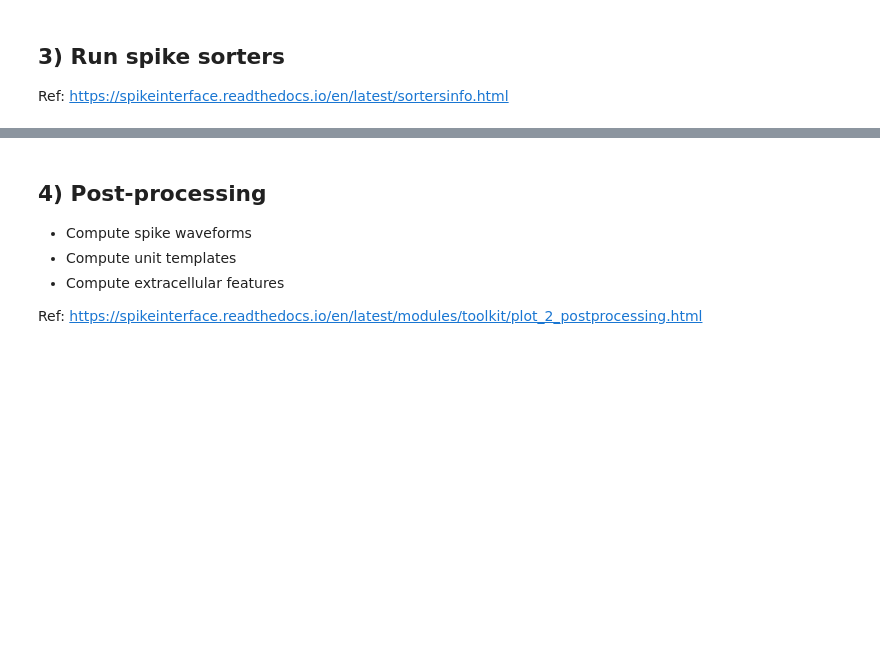
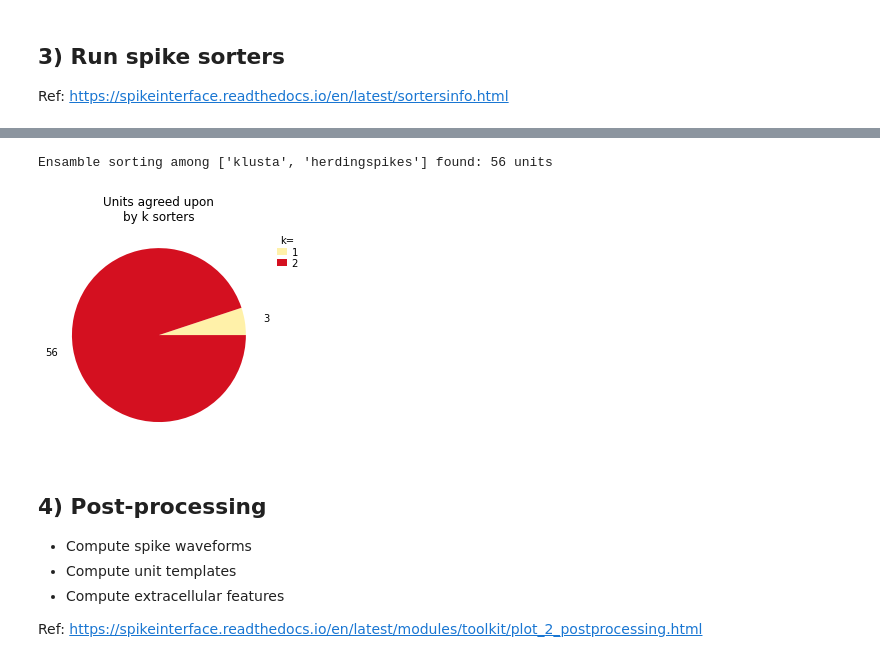
Before and after one commit to catalystneuro/movshon-lab-to-nwb, a Jupyter notebook: tutorials/openephys_spikeinterface_pipeline.ipynb, the cells around one changed output, grey strips where cells are left out. Drawn from its saved outputs; the diff is of its cells as text; code cells hidden in the pictures; blank space fills up the shorter version.

```diff
--- a/tutorials/openephys_spikeinterface_pipeline.ipynb
+++ b/tutorials/openephys_spikeinterface_pipeline.ipynb
@@ -89,9 +108,9 @@ if apply_cmr:
     recording_processed = st.preprocessing.common_reference(recording_processed)
 
 # Stub recording for fast testing; set to False for running processing pipeline on entire data
-stub_test = True
-nsec_stub = 10
-subr_ids = [i + 1 for i in range(10)]
+stub_test = False
+nsec_stub = 20
+subr_ids = [i + 1 for i in range(31)]
 if stub_test:
     recording_processed = se.SubRecordingExtractor(
         parent_recording=recording_processed,
@@ -113,5 +139,5 @@ ss.installed_sorters()
 # %%
-sorter_list = ['klusta']
+sorter_list = ['klusta', 'herdingspikes']
 
 # Inspect sorter-specific parameters and defaults
 for sorter in sorter_list:
@@ -124,8 +168,18 @@ for sorter in sorter_list:
 # Choose which recording to use for sorting
 rec_to_sort = recording_processed
 
-# run sorting
-sorting = ss.run_klusta(
+# run sorting - Klusta
+sorting_klusta = ss.run_klusta(
     recording=rec_to_sort,
     output_folder=dir_spikeinterface / "si_output"
 )
+
+# run sorting - Herdingspikes
+sorting_herding = ss.run_klusta(
+    recording=rec_to_sort,
+    output_folder=dir_spikeinterface / "si_output"
+)
+
+print()
+print(f'Klusta identified {len(sorting_herding.get_unit_ids())} units')
+print(f'Herdingspikes identified {len(sorting_klusta.get_unit_ids())} units')
@@ -131,0 +195,21 @@ sorting = ss.run_klusta(
+# %%
+if len(sorter_list) > 1:
+    # run multisorting comparison
+    mcmp = sc.compare_multiple_sorters(
+        sorting_list=[sorting_klusta, sorting_herding],
+        name_list=sorter_list
+    )
+
+    # plot agreement results
+    w_agr = sw.plot_multicomp_agreement(
+        multi_sorting_comparison=mcmp,
+        plot_type='pie',  #'bar'
+    )
+
+    # extract ensamble sorting
+    sorting_ensemble = mcmp.get_agreement_sorting(minimum_agreement_count=2)
+
+    print(f"Ensamble sorting among {sorter_list} found: {len(sorting_ensemble.get_unit_ids())} units")
+# %% [output]
+Ensamble sorting among ['klusta', 'herdingspikes'] found: 56 units
+[figure, added]
```
Also changed, not shown: parts of 23 cells of this notebook, 5 other files.
